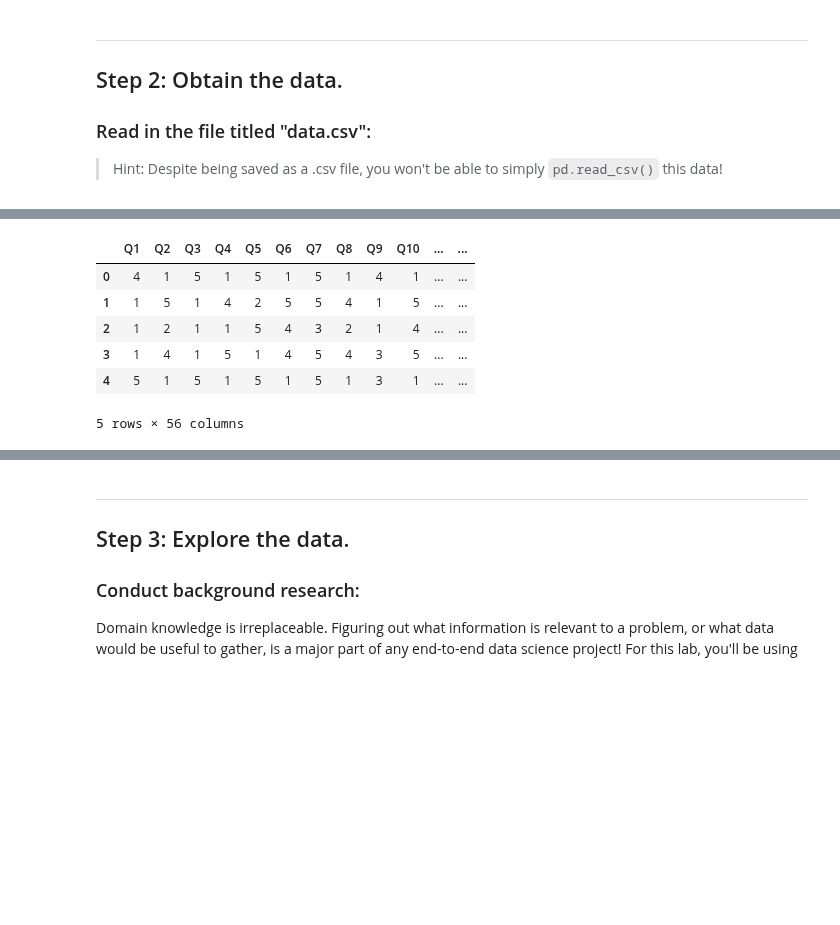
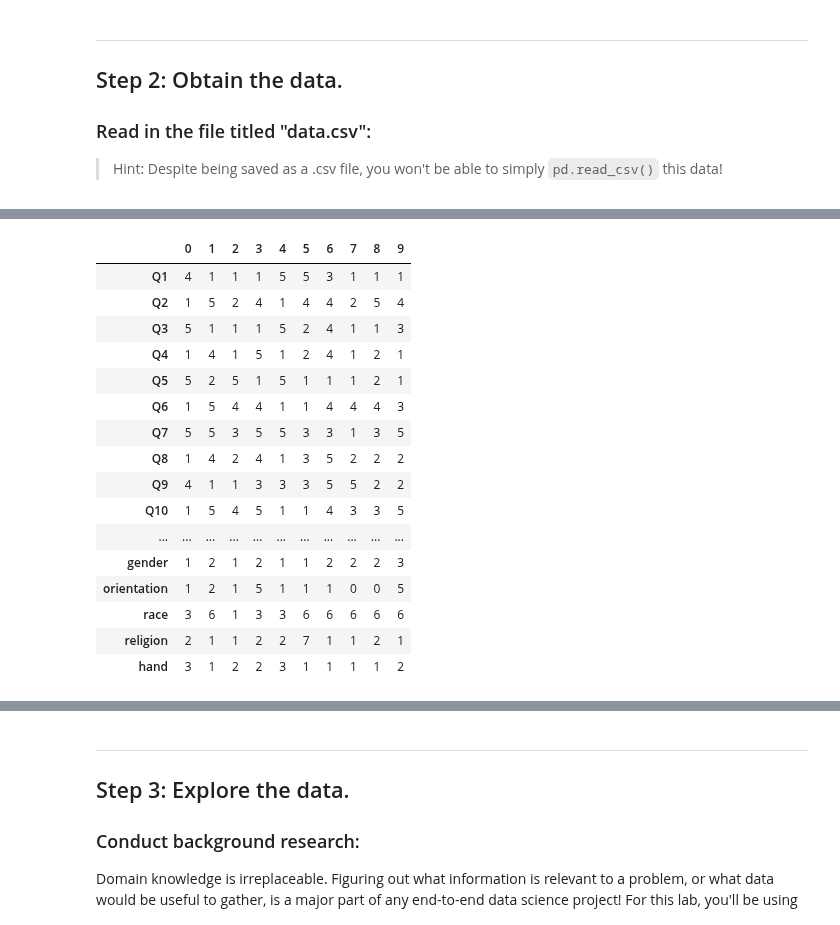
Before and after one commit to CharleyHananiaGA/DSB-Unit-03, a Jupyter notebook: labs/02 - Classification-LeftHanded/lab-classification-left-handedness-YOURNAME-HERE.ipynb, the cells around one changed output, grey strips where cells are left out. Saved outputs shown, nothing was run; the diff lists cells and outputs as text; code cells hidden in the pictures; blank space fills up the shorter version.

```diff
--- a/labs/02 - Classification-LeftHanded/lab-classification-left-handedness-YOURNAME-HERE.ipynb
+++ b/labs/02 - Classification-LeftHanded/lab-classification-left-handedness-YOURNAME-HERE.ipynb
@@ -42,0 +61,3 @@ As a data scientist, you know that any real data science problem must be **speci
+# %%
+left = pd.read_csv('https://raw.githubusercontent.com/milatovicdanka90-maker/DSB-Unit-03/refs/heads/main/labs/02%20-%20Classification-LeftHanded/data/data.csv', sep="\t")
+left.info()
@@ -43,9 +82,20 @@ As a data scientist, you know that any real data science problem must be **speci
 # %%
+left.head(10).transpose()
 # %% [output]
-|  | Q1 | Q2 | Q3 | Q4 | Q5 | Q6 | Q7 | Q8 | Q9 | Q10 | ... | ... |
-| 0 | 4 | 1 | 5 | 1 | 5 | 1 | 5 | 1 | 4 | 1 | ... | ... |
-| 1 | 1 | 5 | 1 | 4 | 2 | 5 | 5 | 4 | 1 | 5 | ... | ... |
-| 2 | 1 | 2 | 1 | 1 | 5 | 4 | 3 | 2 | 1 | 4 | ... | ... |
-| 3 | 1 | 4 | 1 | 5 | 1 | 4 | 5 | 4 | 3 | 5 | ... | ... |
-| 4 | 5 | 1 | 5 | 1 | 5 | 1 | 5 | 1 | 3 | 1 | ... | ... |
+|  | 0 | 1 | 2 | 3 | 4 | 5 | 6 | 7 | 8 | 9 |
+| Q1 | 4 | 1 | 1 | 1 | 5 | 5 | 3 | 1 | 1 | 1 |
+| Q2 | 1 | 5 | 2 | 4 | 1 | 4 | 4 | 2 | 5 | 4 |
+| Q3 | 5 | 1 | 1 | 1 | 5 | 2 | 4 | 1 | 1 | 3 |
+| Q4 | 1 | 4 | 1 | 5 | 1 | 2 | 4 | 1 | 2 | 1 |
+| Q5 | 5 | 2 | 5 | 1 | 5 | 1 | 1 | 1 | 2 | 1 |
+| Q6 | 1 | 5 | 4 | 4 | 1 | 1 | 4 | 4 | 4 | 3 |
+| Q7 | 5 | 5 | 3 | 5 | 5 | 3 | 3 | 1 | 3 | 5 |
+| Q8 | 1 | 4 | 2 | 4 | 1 | 3 | 5 | 2 | 2 | 2 |
+| Q9 | 4 | 1 | 1 | 3 | 3 | 3 | 5 | 5 | 2 | 2 |
+| Q10 | 1 | 5 | 4 | 5 | 1 | 1 | 4 | 3 | 3 | 5 |
+| ... | ... | ... | ... | ... | ... | ... | ... | ... | ... | ... |
+| gender | 1 | 2 | 1 | 2 | 1 | 1 | 2 | 2 | 2 | 3 |
+| orientation | 1 | 2 | 1 | 5 | 1 | 1 | 1 | 0 | 0 | 5 |
+| race | 3 | 6 | 1 | 3 | 3 | 6 | 6 | 6 | 6 | 6 |
+| religion | 2 | 1 | 1 | 2 | 2 | 7 | 1 | 1 | 2 | 1 |
+| hand | 3 | 1 | 2 | 2 | 3 | 1 | 1 | 1 | 1 | 2 |
-5 rows × 56 columns
```
Also changed, not shown: parts of 31 cells of this notebook.
